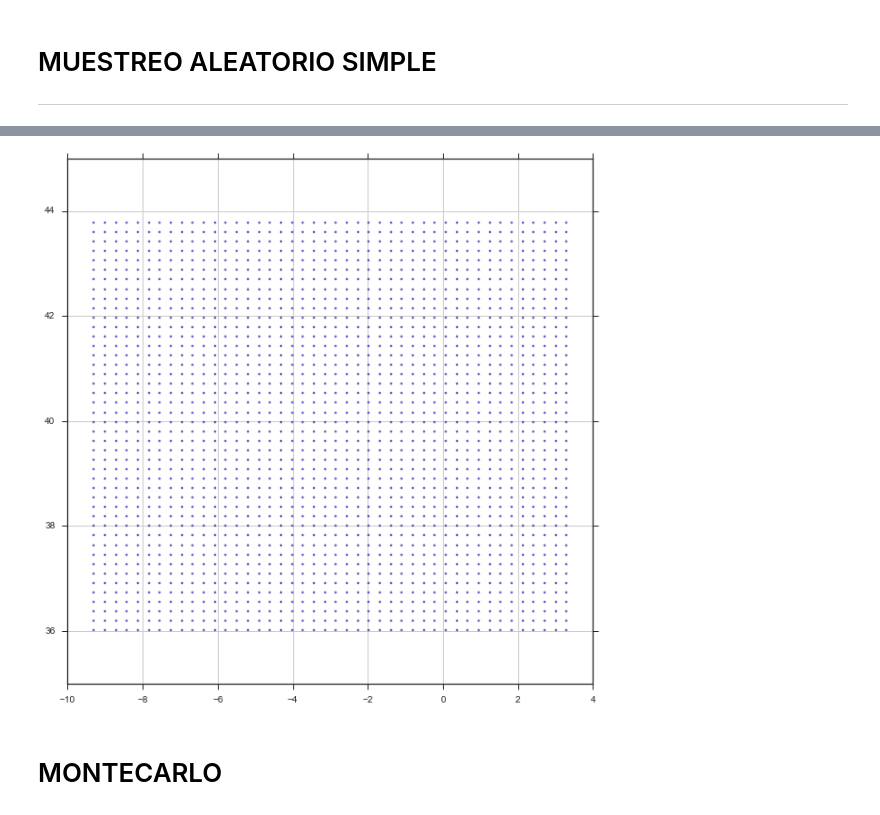
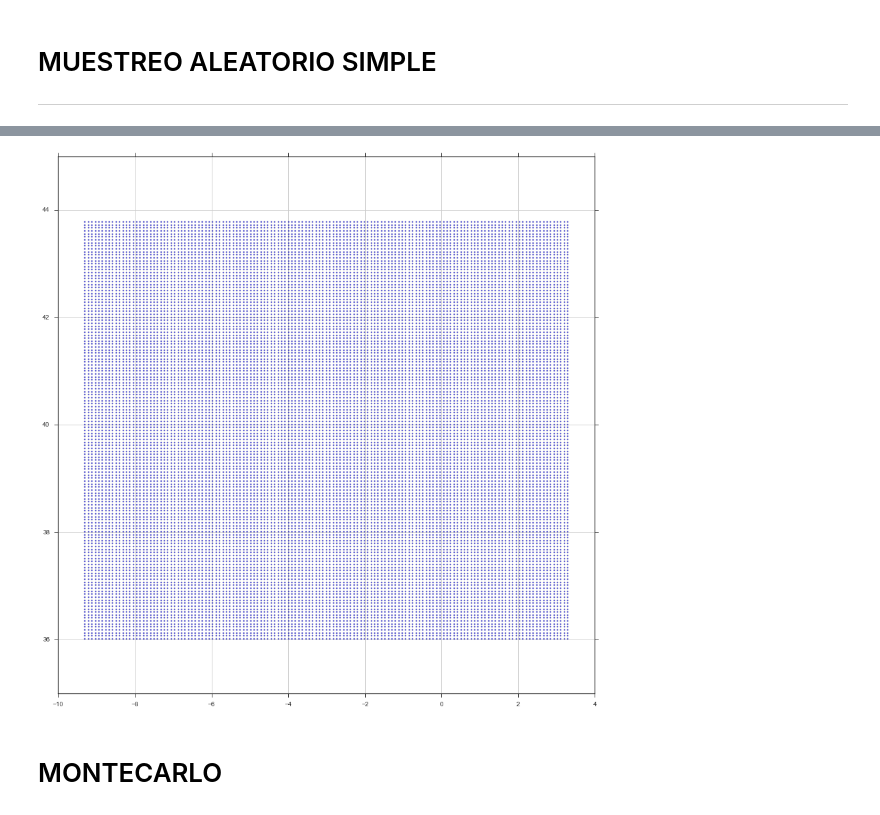
Before and after one commit to fagan2888/SIAD, a Jupyter notebook: Trabajo Grupo/mapa.ipynb, the cells around one changed output, grey strips where cells are left out. Saved outputs shown, nothing was run; the diff lists cells and outputs as text; code cells hidden in the pictures.

```diff
--- a/Trabajo Grupo/mapa.ipynb
+++ b/Trabajo Grupo/mapa.ipynb
@@ -337,6 +452,6 @@ bilbao 43.2630126 -2.9349852 43.3624537746
 # %%
 # montecarlo
-nobs = np.sqrt(2000)
+nobs = np.sqrt(20000)
 xmin, xmax = -9.29769, 3.29314
 ymax = 43.77702
 ymin = 36.01356
@@ -345,11 +460,11 @@ xs = np.repeat(np.linspace(xmin, xmax, nobs), nobs)
 ys = list(np.linspace(ymin, ymax, nobs)) * nobs
 ys = np.array(ys).flatten()
 # %%
-plt.figure(figsize=(10,10))
+plt.figure(figsize=(15,15))
 plt.scatter(xs, ys, marker='.', alpha=0.6)
 plt.gca().grid(True)
 # %% [output]
-[figure, old version]
+[figure, new version]
 # %% [markdown]
 # MONTECARLO
 # %% [markdown]
```
Also changed, not shown: parts of 52 cells of this notebook.
